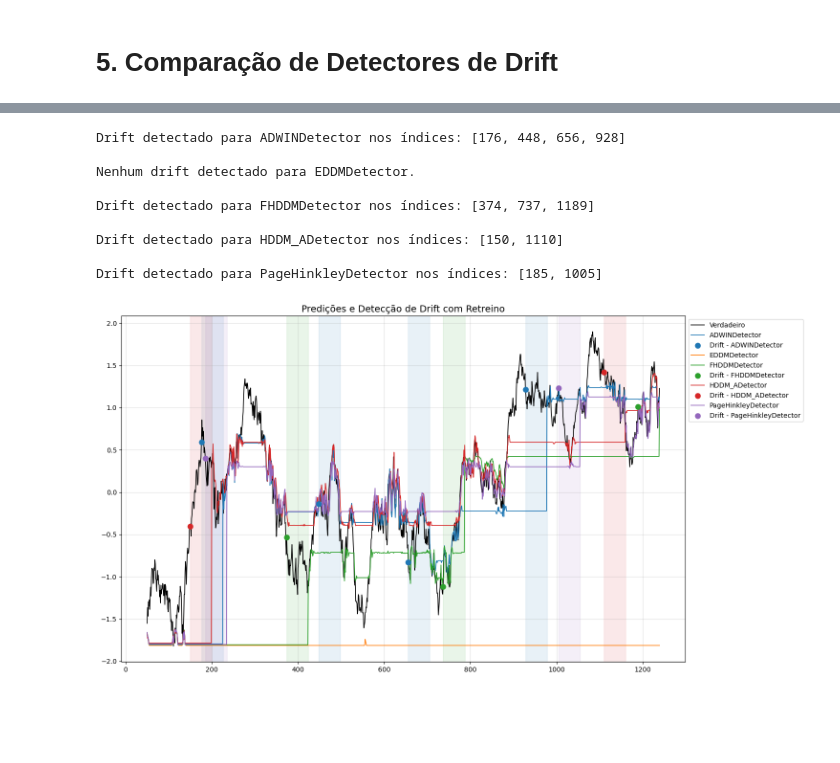
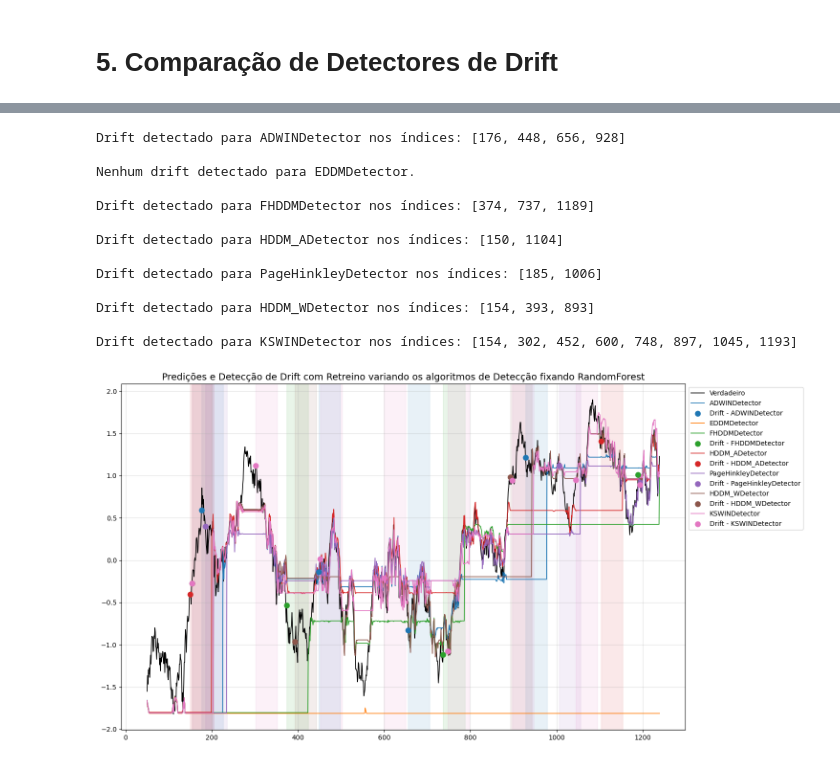
Before and after one commit to gabrielfers/Drift-Detection-PIBIC, a Jupyter notebook: active_drift_detectors_refactored.ipynb, the cells around one changed output, grey strips where cells are left out. Saved outputs shown, nothing was run; the diff lists cells and outputs as text; code cells hidden in the pictures; blank space fills up the shorter version.

Commit message:
feat: ajustando metodo de plot para pegar nome do modelo e detector de forma dinamica

```diff
--- a/active_drift_detectors_refactored.ipynb
+++ b/active_drift_detectors_refactored.ipynb
@@ -118,7 +118,7 @@ Shape dos dados de saída: (1240, 1)
 # 3. Otimização de Hiperparâmetros
 # %%
 # Controle para executar ou pular otimização
-executar_otimizacao = True #Mude para True quando quiser otimizar novamente
+executar_otimizacao = False #Mude para True quando quiser otimizar novamente
 
 if executar_otimizacao:
     # Lista de modelos a otimizar (classes)
@@ -549,18 +503,24 @@ Janela completa com 50 amostras. Retreinado com dados do índice 301 até 351.
 # %%
 # Plotando comparação de detectores
 Visualizer.plotar_resultados_multi(Y,
                   list(resultados_detectores.values()),
                   list(resultados_detectores.keys()),
                   deteccoes_detectores,
-                  tamanho_batch)
+                  tamanho_batch,
+                  detector_or_modelo="RandomForest",
+                  )
 # %% [output]
 Drift detectado para ADWINDetector nos índices: [176, 448, 656, 928]
 
 Nenhum drift detectado para EDDMDetector.
 
 Drift detectado para FHDDMDetector nos índices: [374, 737, 1189]
 
-Drift detectado para HDDM_ADetector nos índices: [150, 1110]
+Drift detectado para HDDM_ADetector nos índices: [150, 1104]
 
-Drift detectado para PageHinkleyDetector nos índices: [185, 1005]
+Drift detectado para PageHinkleyDetector nos índices: [185, 1006]
+
+Drift detectado para HDDM_WDetector nos índices: [154, 393, 893]
+
+Drift detectado para KSWINDetector nos índices: [154, 302, 452, 600, 748, 897, 1045, 1193]
-[figure, old version]
+[figure, new version]
```
Also changed, not shown: parts of 4 cells of this notebook, 4 other files.
